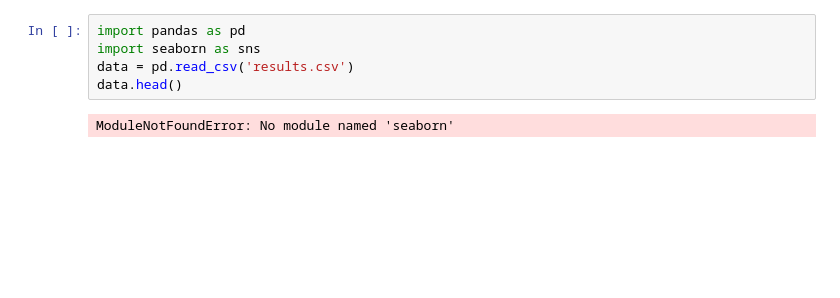
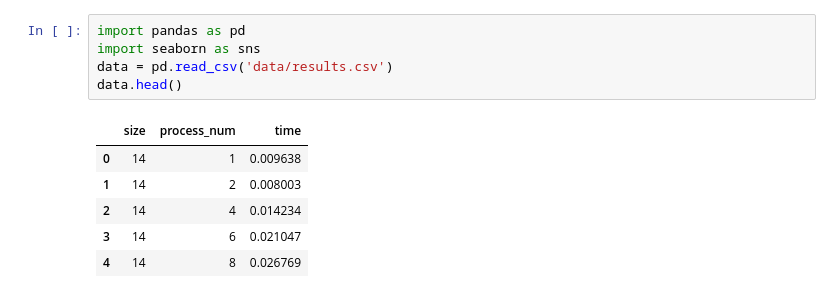
Before and after one commit to kampuzzle/Sistemas-Distribuidos, a Jupyter notebook: Lab01/graficos.ipynb, the cells around one changed output. Saved outputs shown, nothing was run; the diff lists cells and outputs as text; blank space fills up the shorter version.

```diff
--- a/Lab01/graficos.ipynb
+++ b/Lab01/graficos.ipynb
@@ -1,7 +1,12 @@
 # %%
 import pandas as pd
 import seaborn as sns
-data = pd.read_csv('results.csv')
+data = pd.read_csv('data/results.csv')
 data.head()
 # %% [output]
-ModuleNotFoundError: No module named 'seaborn'
+|  | size | process_num | time |
+| 0 | 14 | 1 | 0.009638 |
+| 1 | 14 | 2 | 0.008003 |
+| 2 | 14 | 4 | 0.014234 |
+| 3 | 14 | 6 | 0.021047 |
+| 4 | 14 | 8 | 0.026769 |
```
Also changed, not shown: parts of 3 cells of this notebook, 8 other files.
